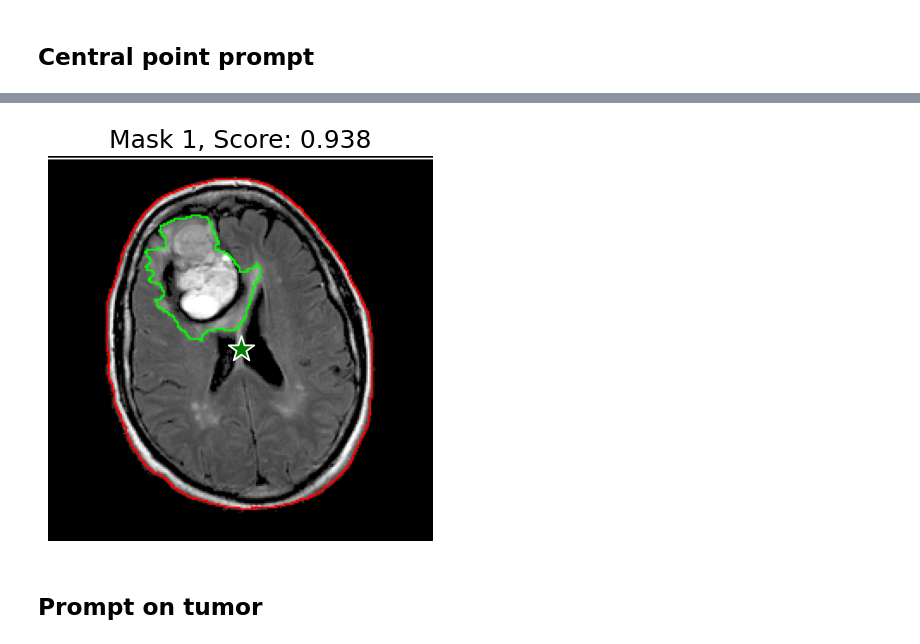
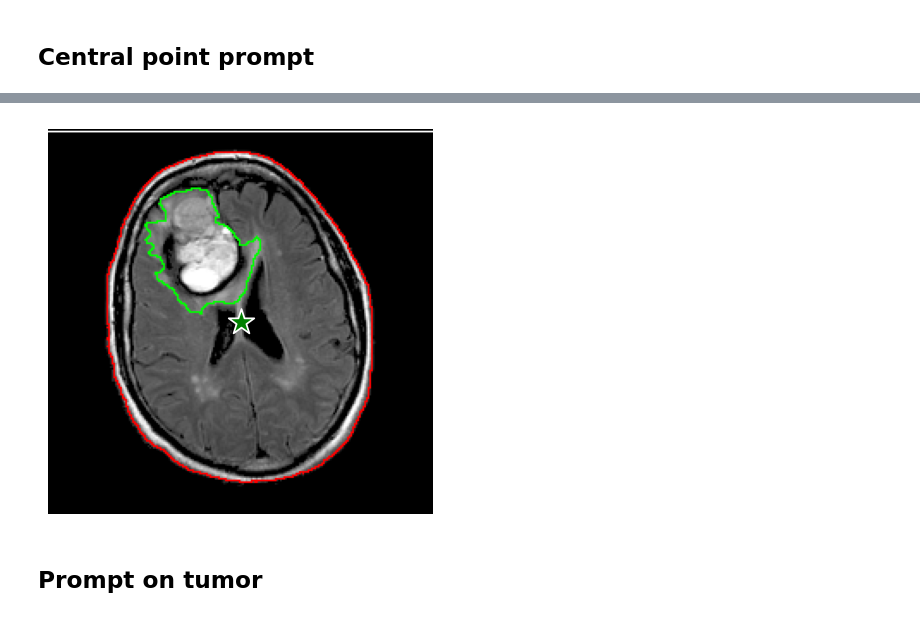
Before and after one commit to Jn-Huang/545_project_brain_segmentation, a Jupyter notebook: notebooks/save_SAM_result.ipynb, the cells around one changed output, grey strips where cells are left out. Saved outputs shown, nothing was run; the diff lists cells and outputs as text; code cells hidden in the pictures.

```diff
--- a/notebooks/save_SAM_result.ipynb
+++ b/notebooks/save_SAM_result.ipynb
@@ -52,10 +52,11 @@ for i, (mask, score) in enumerate(zip(masks_central, score_centrals)):
     plt.figure(figsize=(5,5))
 
     # show_mask(mask, plt.gca())
+    print(f"{mask.shape=}")
     image1_masked = outline(image1, mask, color=[255, 0, 0])
     plt.imshow(image1_masked)
     show_points(input_point, input_label, plt.gca())
-    plt.title(f"Mask {i+1}, Score: {score:.3f}", fontsize=18)
+    # plt.title(f"Mask {i+1}, Score: {score:.3f}", fontsize=18)
     plt.axis('off')
     plt.show()
 
@@ -67,29 +69,29 @@ for i, (mask, score) in enumerate(zip(masks_central, score_centrals)):
 # %%
 predictor = SamPredictor(sam)
 predictor.set_image(image2)
 
 masks_central, score_centrals, logits_central = predictor.predict(
     point_coords=input_point,
     point_labels=input_label,
     multimask_output=True,
 )
 
 for i, (mask, score) in enumerate(zip(masks_central, score_centrals)):
     plt.figure(figsize=(5,5))
 
     # show_mask(mask, plt.gca())
     image2_masked = outline(image2, mask, color=[255, 0, 0])
     plt.imshow(image2_masked)
-    show_points(input_point, input_label, plt.gca())
-    plt.title(f"Mask {i+1}, Score: {score:.3f}", fontsize=18)
+    # show_points(input_point, input_label, plt.gca())
+    # plt.title(f"Mask {i+1}, Score: {score:.3f}", fontsize=18)
     plt.axis('off')
     plt.show()
 
     plt.imsave("../images/model_comp_TCGA_HT_7616_19940813_SAM.png", image2_masked)
 
     break
 # %% [output]
-[figure, old version]
+[figure, new version]
 # %% [markdown]
 ## Prompt on tumor
 # %%
```
Also changed, not shown: parts of 2 cells of this notebook, 7 other files.
